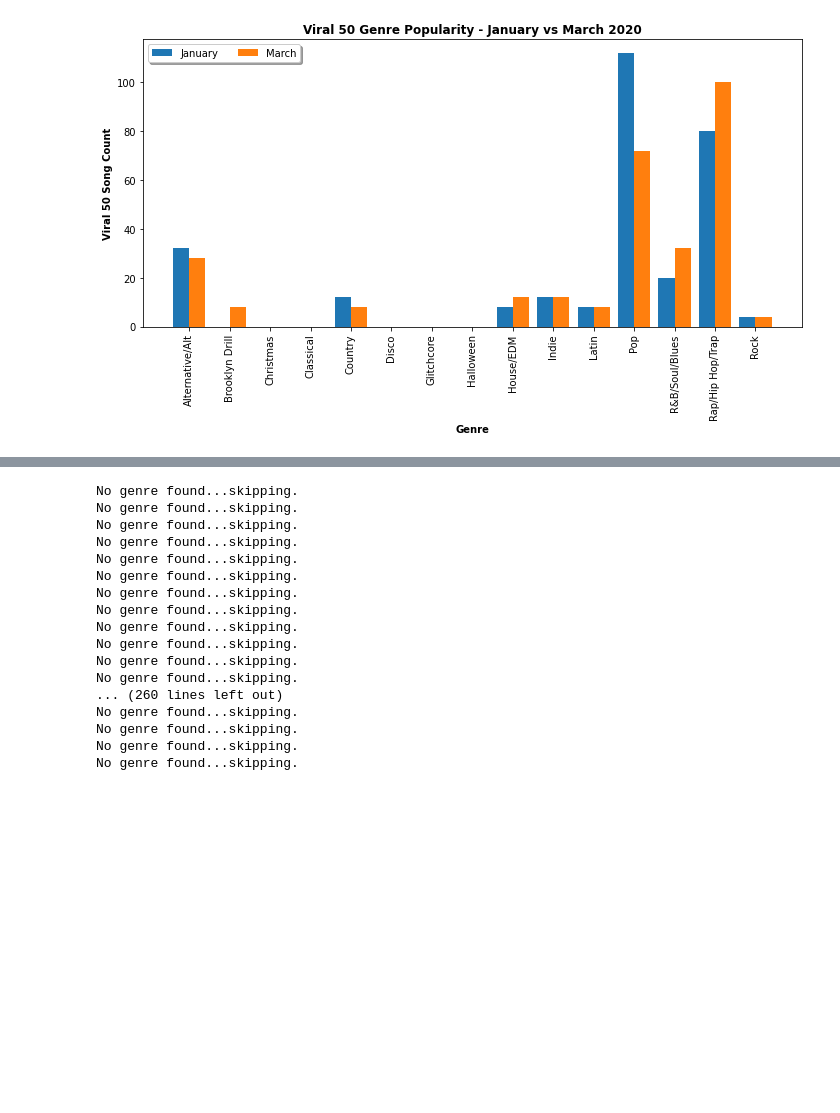
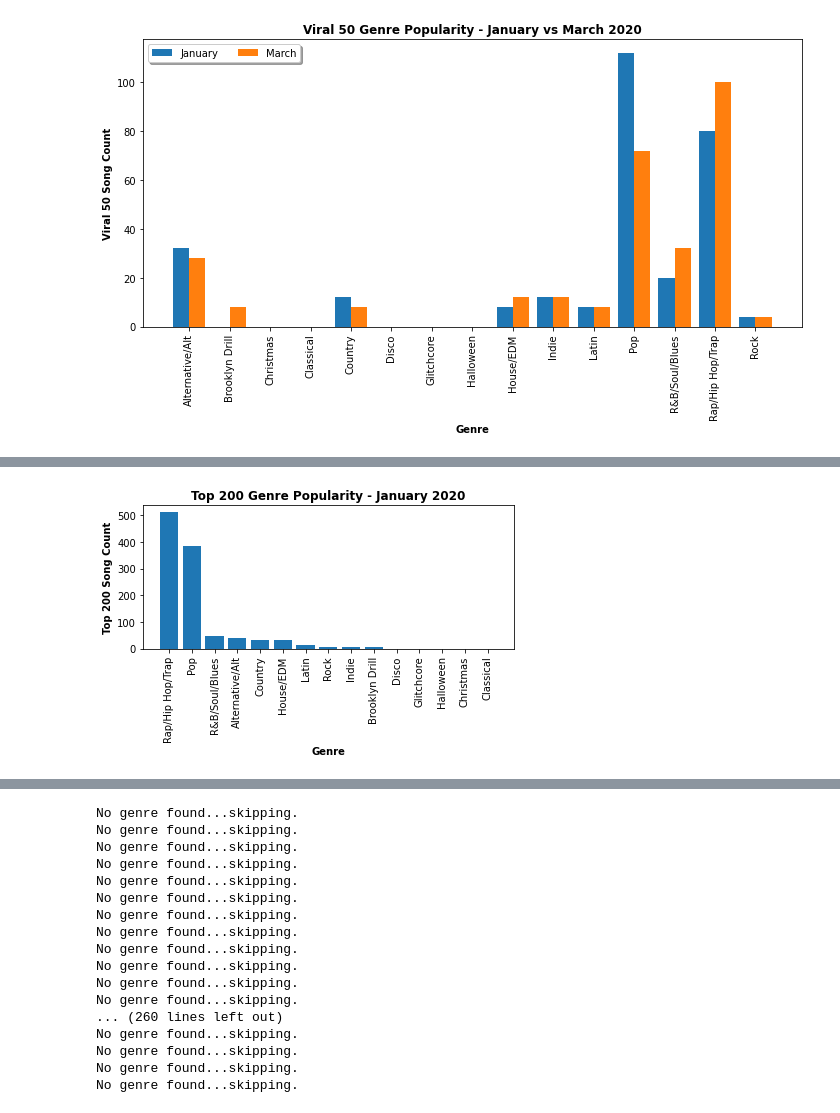
Before and after one commit to Teablee/project-one, a Jupyter notebook: royster.ipynb, the cells around one changed output, grey strips where cells are left out. Cells and saved outputs as stored; diff of their text form; code cells hidden in the pictures; blank space fills up the shorter version.

Commit message:
top 200 genre charts done + images of all charts

```diff
--- a/royster.ipynb
+++ b/royster.ipynb
@@ -405,3 +451,24 @@ jan_top_200.to_csv("/Users/amber/Desktop/GitHub/project-one/Data/top_200/jan/jan
+# %%
+# create bar chart of top 200 genre popularity - jan 2020
+jan_genre_200_df_sort = jan_genre_200_df.sort_values('Count', ascending=False)
+
+x = jan_genre_200_df_sort['Genre']
+y = jan_genre_200_df_sort['Count']
+
+plt.bar(x, y)
+plt.xticks(rotation=90, horizontalalignment='center')
+plt.xlabel('Genre', weight='bold')
+plt.ylabel('Top 200 Song Count', weight='bold')
+plt.title('Top 200 Genre Popularity - January 2020', weight='bold')
+plt.savefig('/Users/amber/Desktop/GitHub/project-one/Images/top_200_jan_genres.png',
+            bbox_inches='tight',
+            pad_inches=.25,
+            facecolor='white',
+            orientation='landscape')
+plt.tight_layout()
+plt.show()
+# %% [output]
+[figure, added]
 # %%
 # top 200 slicing is (19,29)
 
```
Also changed, not shown: parts of 10 cells of this notebook, 6 other files.
